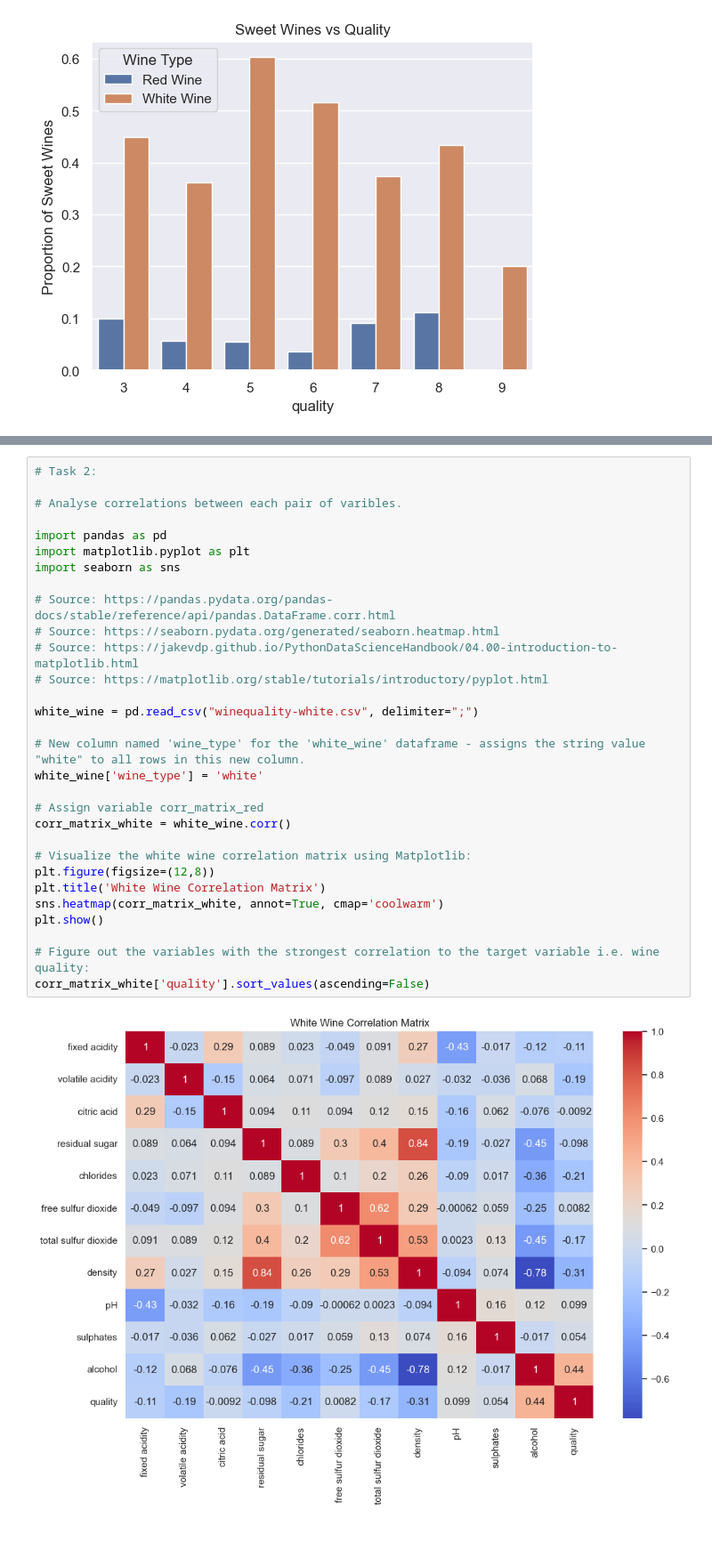
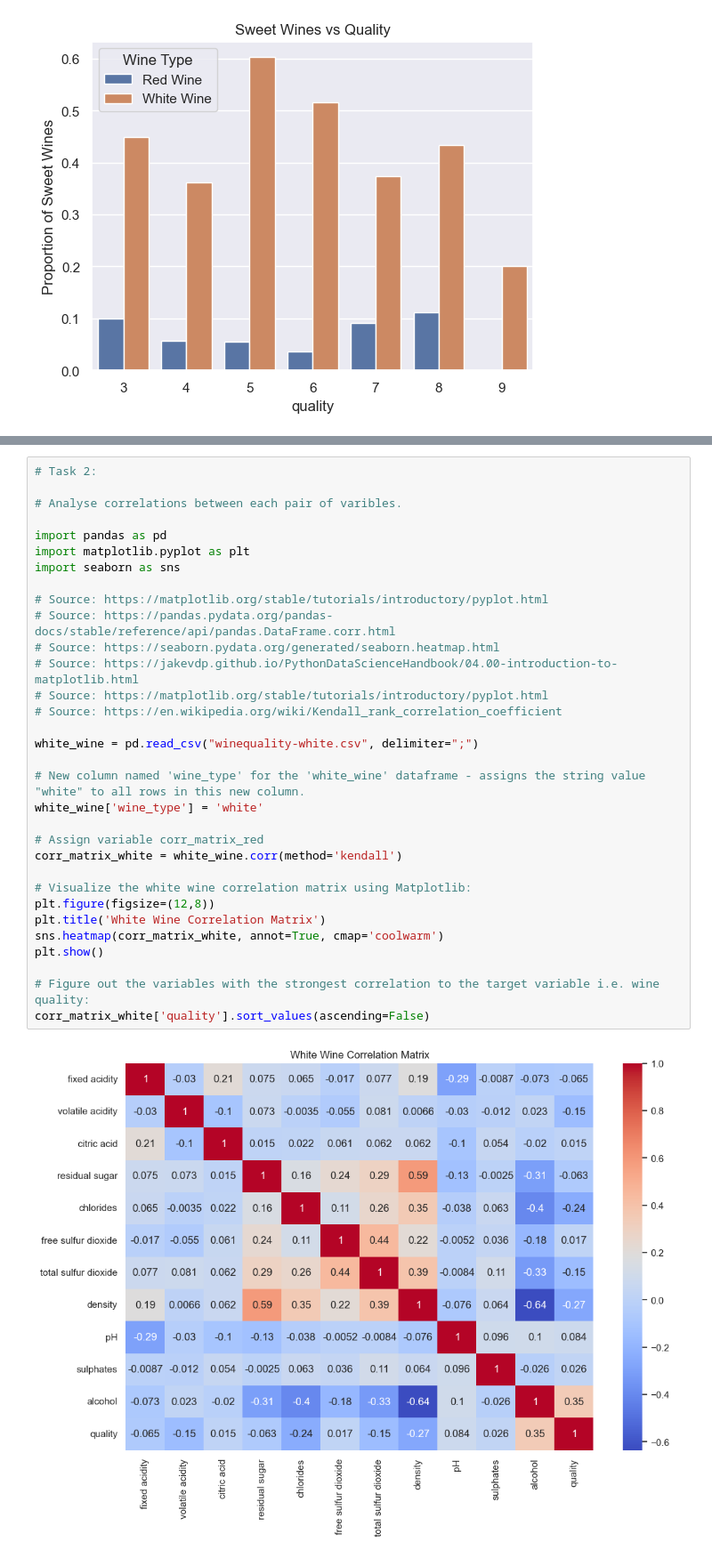
Before and after one commit to dayyanmirza/CSC2034DataScienceProject, a Jupyter notebook: CSC2034DataScienceProject.ipynb, the cells around one changed output, grey strips where cells are left out. Shown at 89% size. Saved outputs shown, nothing was run; the diff lists cells and outputs as text.

```diff
--- a/CSC2034DataScienceProject.ipynb
+++ b/CSC2034DataScienceProject.ipynb
@@ -586,33 +536,35 @@ To determine which variables to use for machine learning, we could select the va
 # %%
 # Task 2:
 
 # Analyse correlations between each pair of varibles.
 
 import pandas as pd
 import matplotlib.pyplot as plt
 import seaborn as sns
 
+# Source: https://matplotlib.org/stable/tutorials/introductory/pyplot.html
 # Source: https://pandas.pydata.org/pandas-docs/stable/reference/api/pandas.DataFrame.corr.html
 # Source: https://seaborn.pydata.org/generated/seaborn.heatmap.html
 # Source: https://jakevdp.github.io/PythonDataScienceHandbook/04.00-introduction-to-matplotlib.html
 # Source: https://matplotlib.org/stable/tutorials/introductory/pyplot.html
+# Source: https://en.wikipedia.org/wiki/Kendall_rank_correlation_coefficient
 
 white_wine = pd.read_csv("winequality-white.csv", delimiter=";")
 
 # New column named 'wine_type' for the 'white_wine' dataframe - assigns the string value "white" to all rows in this new column.
 white_wine['wine_type'] = 'white'
 
 # Assign variable corr_matrix_red
-corr_matrix_white = white_wine.corr()
+corr_matrix_white = white_wine.corr(method='kendall')
 
 # Visualize the white wine correlation matrix using Matplotlib:
 plt.figure(figsize=(12,8))
 plt.title('White Wine Correlation Matrix')
 sns.heatmap(corr_matrix_white, annot=True, cmap='coolwarm')
 plt.show()
 
 # Figure out the variables with the strongest correlation to the target variable i.e. wine quality:
 corr_matrix_white['quality'].sort_values(ascending=False)
 # %% [output]
-[figure, old version]
+[figure, new version]
 quality                 1.000000
```
Also changed, not shown: parts of 31 cells of this notebook, 1 other file.
